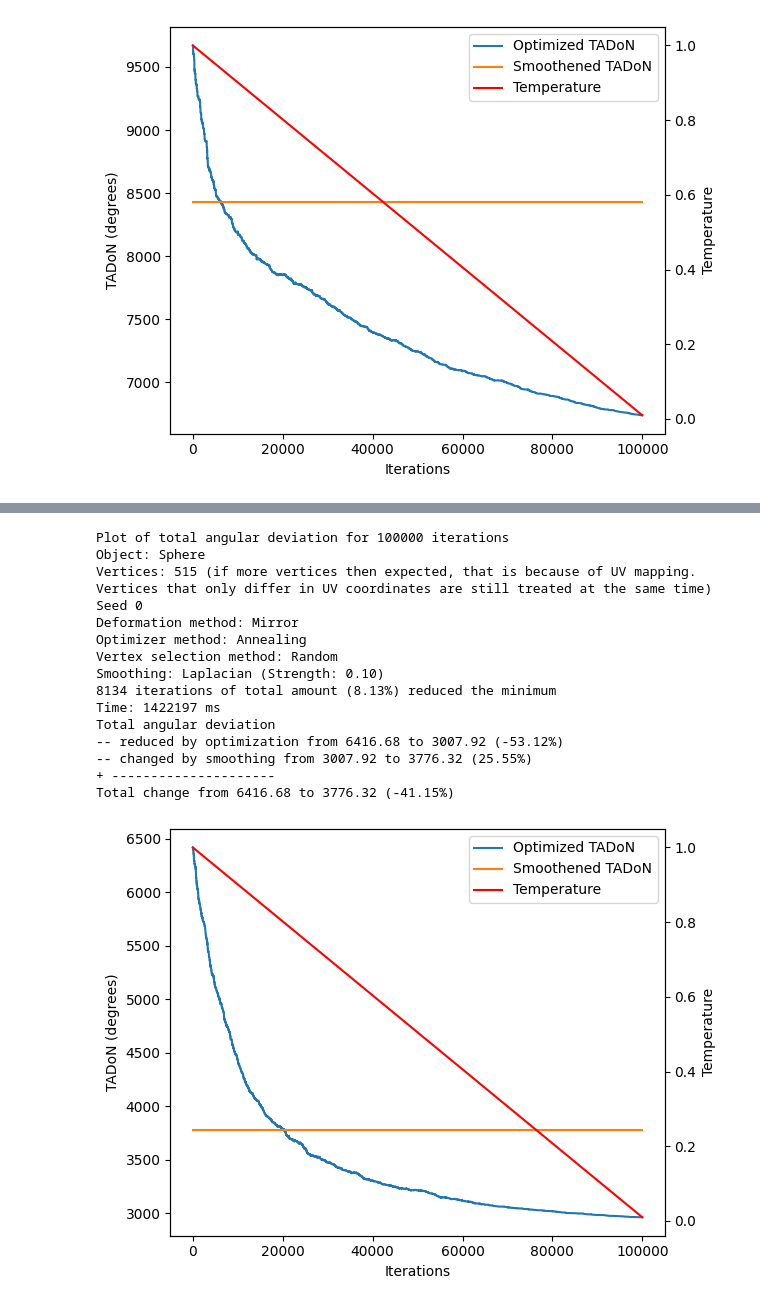
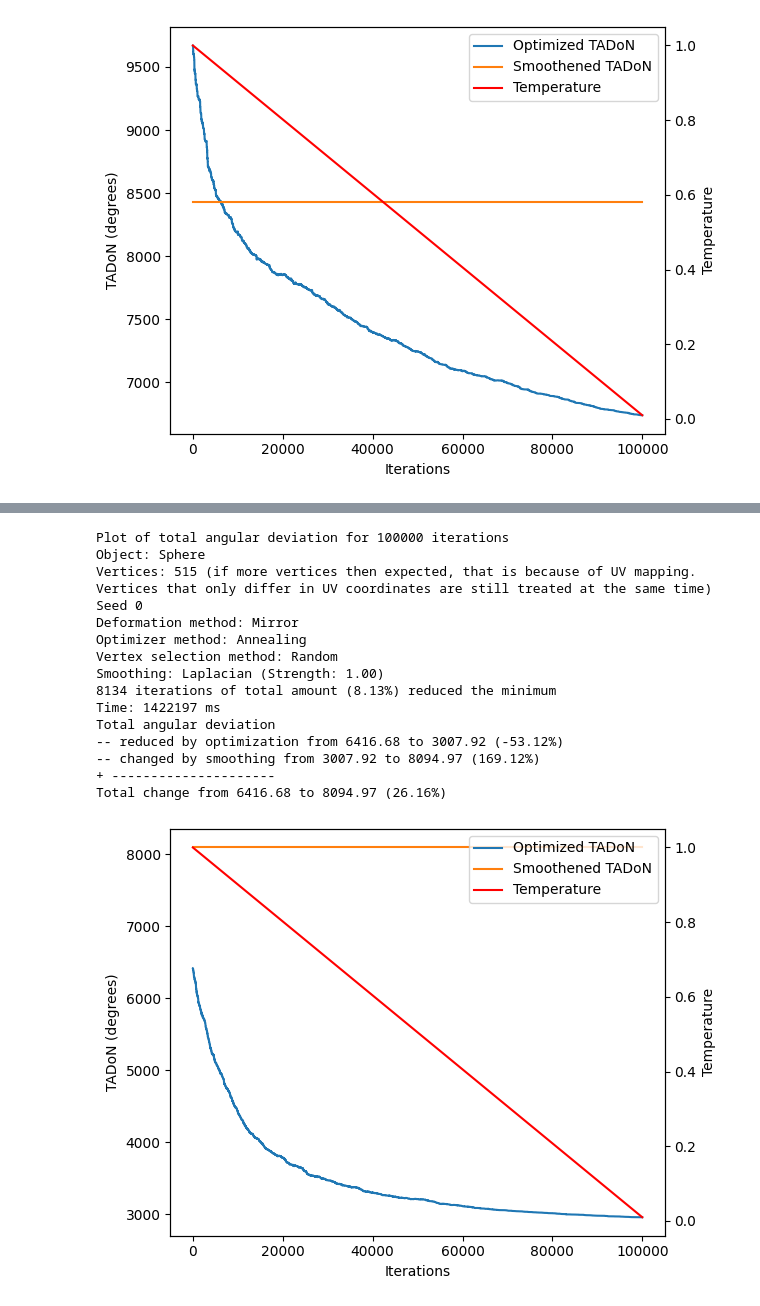
Before and after one commit to tomcouperus/Anamorphic-Sculptures-with-Shading, a Jupyter notebook: plotDeviations.ipynb, the cells around one changed output, grey strips where cells are left out. Drawn from its saved outputs; the diff is of its cells as text; code cells hidden in the pictures.

```diff
--- a/plotDeviations.ipynb
+++ b/plotDeviations.ipynb
@@ -123,20 +123,20 @@ Total change from 9666.56 to 7193.31 (-25.59%)
 # %%
-graph_json_annealing("Sphere_Mirror_100000-Annealing_-0.10_to_0.10_temp_1.00_to_0.01_Laplacian_at_0.10.json")
+graph_json_annealing("Sphere_Mirror_100000-Annealing_-0.10_to_0.10_temp_1.00_to_0.01_Laplacian_at_1.00.json")
 # %% [output]
 Plot of total angular deviation for 100000 iterations
 Object: Sphere
 Vertices: 515 (if more vertices then expected, that is because of UV mapping. Vertices that only differ in UV coordinates are still treated at the same time)
 Seed 0
 Deformation method: Mirror
 Optimizer method: Annealing
 Vertex selection method: Random
-Smoothing: Laplacian (Strength: 0.10)
+Smoothing: Laplacian (Strength: 1.00)
 8134 iterations of total amount (8.13%) reduced the minimum
 Time: 1422197 ms
 Total angular deviation
 -- reduced by optimization from 6416.68 to 3007.92 (-53.12%)
--- changed by smoothing from 3007.92 to 3776.32 (25.55%)
+-- changed by smoothing from 3007.92 to 8094.97 (169.12%)
 + ---------------------
-Total change from 6416.68 to 3776.32 (-41.15%)
+Total change from 6416.68 to 8094.97 (26.16%)
-[figure, old version]
+[figure, new version]
 # %%
```
Also changed, not shown: parts of 2 cells of this notebook, 21 other files.
